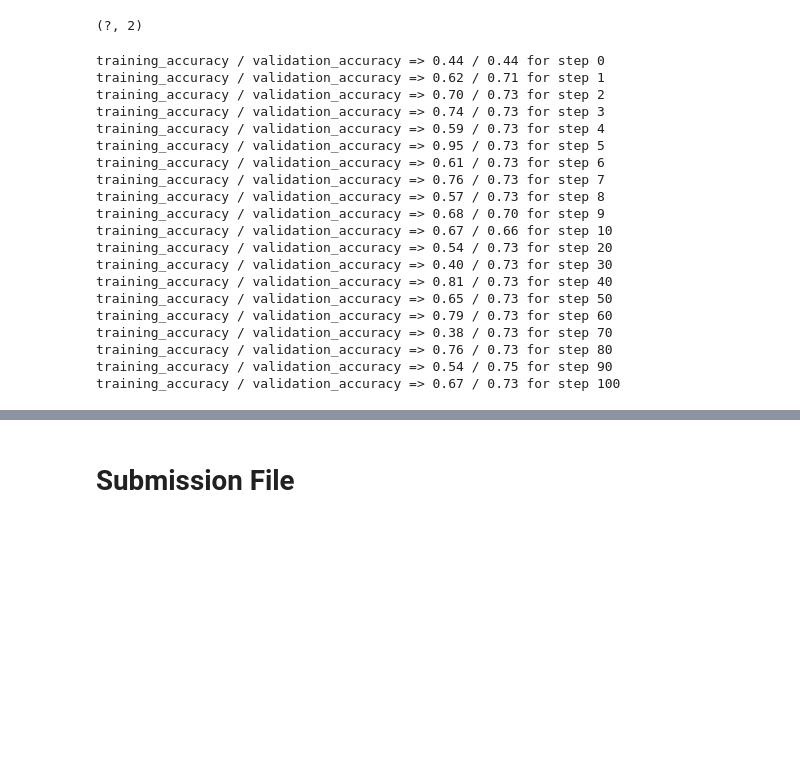
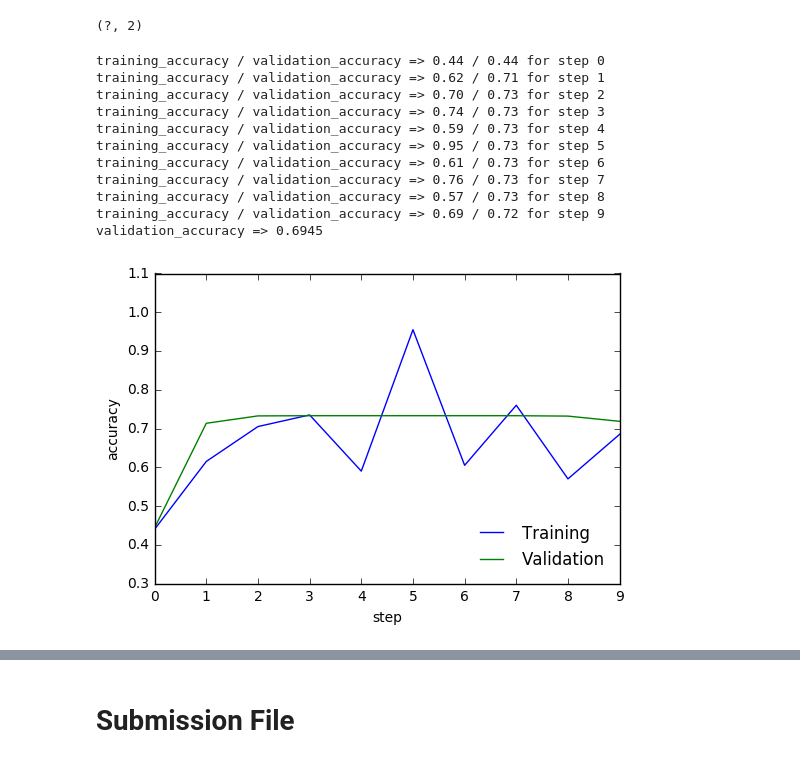
Before and after one commit to adderbyte/Road_Segment_Identification_CNN, a Jupyter notebook: TensorFlow_Run.ipynb, the cells around one changed output, grey strips where cells are left out. Saved outputs shown, nothing was run; the diff lists cells and outputs as text; code cells hidden in the pictures; blank space fills up the shorter version.

```diff
--- a/TensorFlow_Run.ipynb
+++ b/TensorFlow_Run.ipynb
@@ -186,7 +186,7 @@ predict = tf.argmax(y,1)
 # %%
 LEARNING_RATE = 1e-4
 # set to 20000 on local environment to get 0.99 accuracy
-TRAINING_ITERATIONS = 50000
+TRAINING_ITERATIONS = 10
 
 DROPOUT = 0.5
 #BATCH_SIZES = 200
@@ -231,67 +273,65 @@ def next_batch(batch_size):
 # %%
+init = tf.global_variables_initializer()
+
 # Saver to be able to restore a model
-# saver = tf.train.Saver()
+saver = tf.train.Saver()
-# %%
-# start TensorFlow session
-sess = tf.InteractiveSession()
-
-sess.run(tf.global_variables_initializer())
 # %%
 train_accuracies = []
 validation_accuracies = []
 x_range = []
 image_size = 400;
 
 display_step=1
 
-for i in range(TRAINING_ITERATIONS):
+with tf.Session() as sess:
+    sess.run(init)
 
-    #get new batch
-    batch_xs, batch_ys = next_batch(BATCH_SIZE)
+    for i in range(TRAINING_ITERATIONS):
+
+        #get new batch
+        batch_xs, batch_ys = next_batch(BATCH_SIZE)
 
 
-    # check progress on every 1st,2nd,...,10th,20th,...,100th... step
-    if i%display_step == 0 or (i+1) == TRAINING_ITERATIONS:
+        # check progress on every 1st,2nd,...,10th,20th,...,100th... step
+        if i%display_step == 0 or (i+1) == TRAINING_ITERATIONS:
 
-        train_accuracy = accuracy.eval(feed_dict={x:batch_xs,
-                                                  y_: batch_ys,
-                                                  keep_prob: 1.0})
-        if(VALIDATION_SIZE):
-            validation_accuracy = accuracy.eval(feed_dict={ x: validation_images,
-                                                            y_: validation_labels,
-                                                            keep_prob: 1.0})
-            print('training_accuracy / validation_accuracy => %.2f / %.2f for step %d'%(train_accuracy, validation_accuracy, i))
+            train_accuracy = accuracy.eval(feed_dict={x:batch_xs,
+                                                      y_: batch_ys,
+                                                      keep_prob: 1.0})
+            if(VALIDATION_SIZE):
+                validation_accuracy = accuracy.eval(feed_dict={ x: validation_images,
+                                                                y_: validation_labels,
+                                                                keep_prob: 1.0})
+                print('training_accuracy / validation_accuracy => %.2f / %.2f for step %d' %
+                      (train_accuracy, validation_accuracy, i))
 
-            validation_accuracies.append(validation_accuracy)
+                validation_accuracies.append(validation_accuracy)
 
-        else:
-             print('training_accuracy => %.4f for step %d'%(train_accuracy, i))
-        train_accuracies.append(train_accuracy)
-        x_range.append(i)
+            else:
+                 print('training_accuracy => %.4f for step %d'%(train_accuracy, i))
+            train_accuracies.append(train_accuracy)
+            x_range.append(i)
 
-        # increase display_step
-        if i%(display_step*10) == 0 and i:
-            display_step *= 10
-    # train on batch
-    sess.run(train_step, feed_dict={x: batch_xs, y_: batch_ys, keep_prob: DROPOUT})
+            # increase display_step
+            if i%(display_step*10) == 0 and i:
+                display_step *= 10
+
+        # train on batch
+        sess.run(train_step, feed_dict={x: batch_xs, y_: batch_ys, keep_prob: DROPOUT})
+
+    display_validation_stats()
+
+    saver.save(sess, '..\\tmp\\model')
 # %% [output]
 training_accuracy / validation_accuracy => 0.44 / 0.44 for step 0
 training_accuracy / validation_accuracy => 0.62 / 0.71 for step 1
 training_accuracy / validation_accuracy => 0.70 / 0.73 for step 2
 training_accuracy / validation_accuracy => 0.74 / 0.73 for step 3
 training_accuracy / validation_accuracy => 0.59 / 0.73 for step 4
 training_accuracy / validation_accuracy => 0.95 / 0.73 for step 5
 training_accuracy / validation_accuracy => 0.61 / 0.73 for step 6
 training_accuracy / validation_accuracy => 0.76 / 0.73 for step 7
 training_accuracy / validation_accuracy => 0.57 / 0.73 for step 8
-training_accuracy / validation_accuracy => 0.68 / 0.70 for step 9
-training_accuracy / validation_accuracy => 0.67 / 0.66 for step 10
-training_accuracy / validation_accuracy => 0.54 / 0.73 for step 20
-training_accuracy / validation_accuracy => 0.40 / 0.73 for step 30
-training_accuracy / validation_accuracy => 0.81 / 0.73 for step 40
-training_accuracy / validation_accuracy => 0.65 / 0.73 for step 50
-training_accuracy / validation_accuracy => 0.79 / 0.73 for step 60
-training_accuracy / validation_accuracy => 0.38 / 0.73 for step 70
-training_accuracy / validation_accuracy => 0.76 / 0.73 for step 80
-training_accuracy / validation_accuracy => 0.54 / 0.75 for step 90
-training_accuracy / validation_accuracy => 0.67 / 0.73 for step 100
+training_accuracy / validation_accuracy => 0.69 / 0.72 for step 9
+validation_accuracy => 0.6945
+[figure, added]
```
Also changed, not shown: parts of 6 cells of this notebook.
